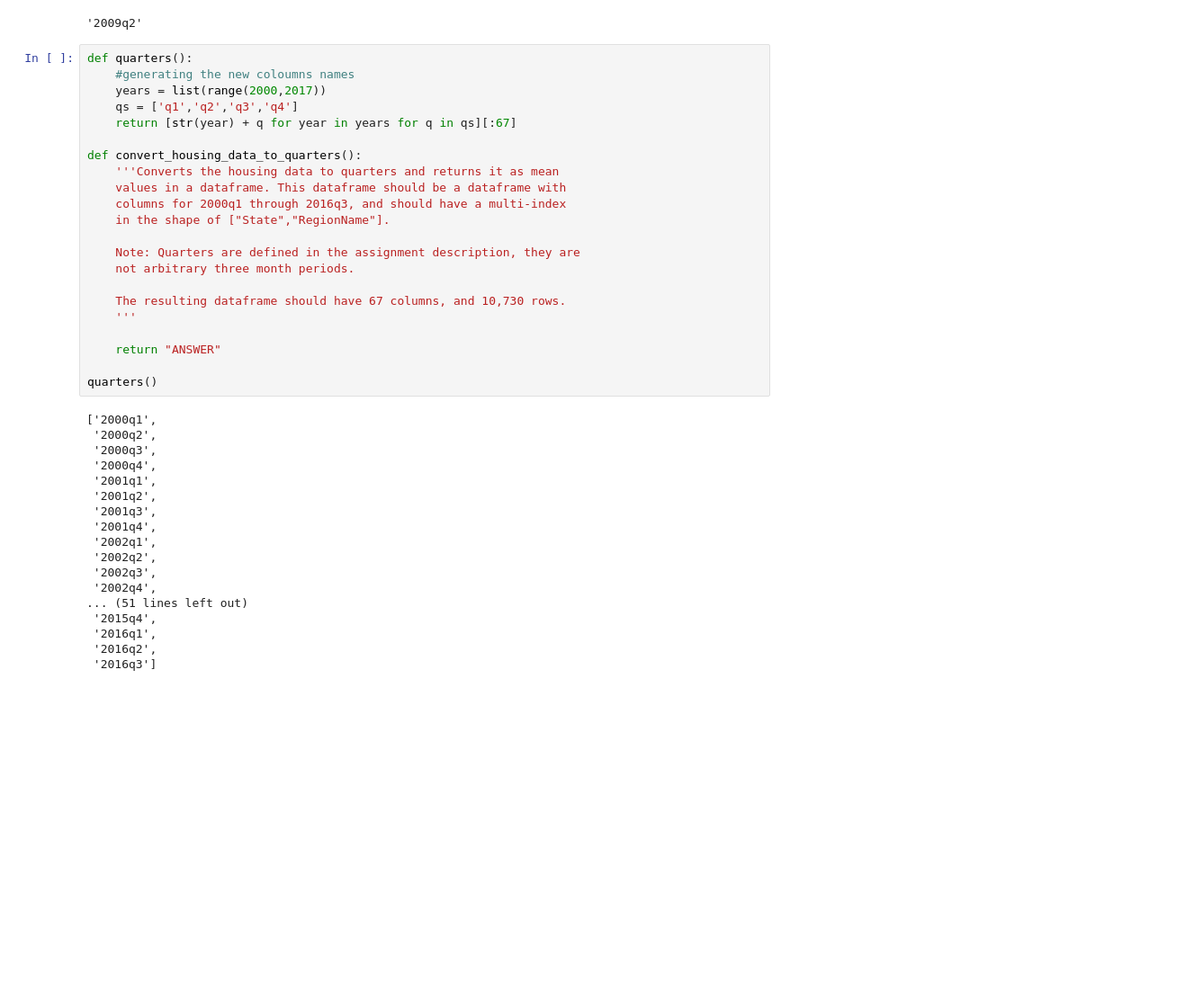
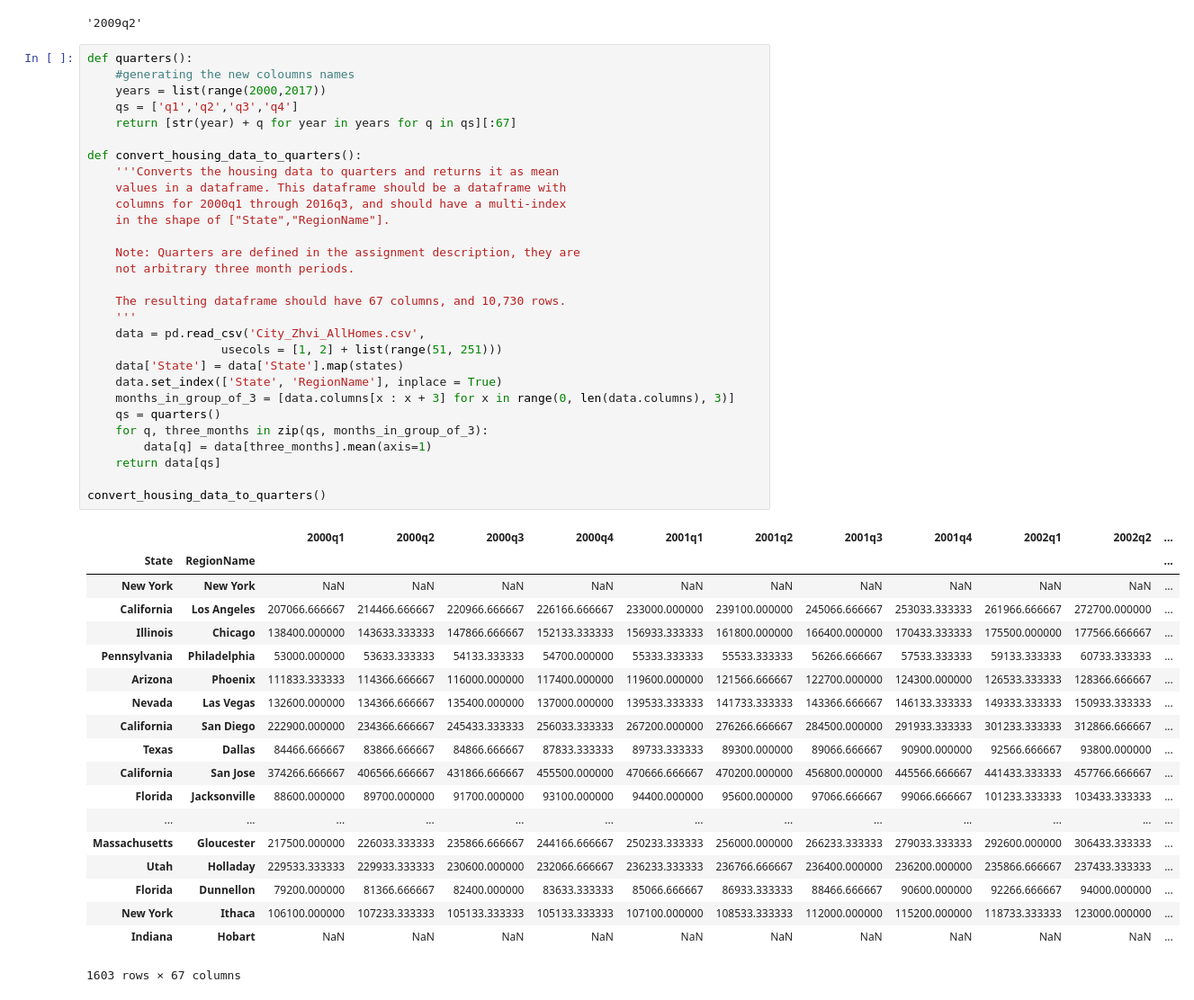
Before and after one commit to wontheone1/introduction-to-data-science-in-python, a Jupyter notebook: week4/Assignment+4.ipynb, the cells around one changed output. Shown: that part at 90% size. Cells and saved outputs as stored; diff of their text form; blank space fills up the shorter version.

Commit message:
Implement convert_housing_data_to_quarters fn

```diff
--- a/week4/Assignment+4.ipynb
+++ b/week4/Assignment+4.ipynb
@@ -127,43 +127,52 @@ get_recession_bottom()
 # %%
 def quarters():
     #generating the new coloumns names
     years = list(range(2000,2017))
     qs = ['q1','q2','q3','q4']
     return [str(year) + q for year in years for q in qs][:67]
 
 def convert_housing_data_to_quarters():
     '''Converts the housing data to quarters and returns it as mean
     values in a dataframe. This dataframe should be a dataframe with
     columns for 2000q1 through 2016q3, and should have a multi-index
     in the shape of ["State","RegionName"].
 
     Note: Quarters are defined in the assignment description, they are
     not arbitrary three month periods.
 
     The resulting dataframe should have 67 columns, and 10,730 rows.
     '''
+    data = pd.read_csv('City_Zhvi_AllHomes.csv',
+                   usecols = [1, 2] + list(range(51, 251)))
+    data['State'] = data['State'].map(states)
+    data.set_index(['State', 'RegionName'], inplace = True)
+    months_in_group_of_3 = [data.columns[x : x + 3] for x in range(0, len(data.columns), 3)]
+    qs = quarters()
+    for q, three_months in zip(qs, months_in_group_of_3):
+        data[q] = data[three_months].mean(axis=1)
+    return data[qs]
 
-    return "ANSWER"
-
-quarters()
+convert_housing_data_to_quarters()
 # %% [output]
+|  |  | 2000q1 | 2000q2 | 2000q3 | 2000q4 | 2001q1 | 2001q2 | 2001q3 | 2001q4 | 2002q1 | 2002q2 | ... |
+| State | RegionName |  |  |  |  |  |  |  |  |  |  | ... |
+| New York | New York | NaN | NaN | NaN | NaN | NaN | NaN | NaN | NaN | NaN | NaN | ... |
+| California | Los Angeles | 207066.666667 | 214466.666667 | 220966.666667 | 226166.666667 | 233000.000000 | 239100.000000 | 245066.666667 | 253033.333333 | 261966.666667 | 272700.000000 | ... |
+| Illinois | Chicago | 138400.000000 | 143633.333333 | 147866.666667 | 152133.333333 | 156933.333333 | 161800.000000 | 166400.000000 | 170433.333333 | 175500.000000 | 177566.666667 | ... |
+| Pennsylvania | Philadelphia | 53000.000000 | 53633.333333 | 54133.333333 | 54700.000000 | 55333.333333 | 55533.333333 | 56266.666667 | 57533.333333 | 59133.333333 | 60733.333333 | ... |
+| Arizona | Phoenix | 111833.333333 | 114366.666667 | 116000.000000 | 117400.000000 | 119600.000000 | 121566.666667 | 122700.000000 | 124300.000000 | 126533.333333 | 128366.666667 | ... |
+| Nevada | Las Vegas | 132600.000000 | 134366.666667 | 135400.000000 | 137000.000000 | 139533.333333 | 141733.333333 | 143366.666667 | 146133.333333 | 149333.333333 | 150933.333333 | ... |
+| California | San Diego | 222900.000000 | 234366.666667 | 245433.333333 | 256033.333333 | 267200.000000 | 276266.666667 | 284500.000000 | 291933.333333 | 301233.333333 | 312866.666667 | ... |
+| Texas | Dallas | 84466.666667 | 83866.666667 | 84866.666667 | 87833.333333 | 89733.333333 | 89300.000000 | 89066.666667 | 90900.000000 | 92566.666667 | 93800.000000 | ... |
+| California | San Jose | 374266.666667 | 406566.666667 | 431866.666667 | 455500.000000 | 470666.666667 | 470200.000000 | 456800.000000 | 445566.666667 | 441433.333333 | 457766.666667 | ... |
+| Florida | Jacksonville | 88600.000000 | 89700.000000 | 91700.000000 | 93100.000000 | 94400.000000 | 95600.000000 | 97066.666667 | 99066.666667 | 101233.333333 | 103433.333333 | ... |
+| ... | ... | ... | ... | ... | ... | ... | ... | ... | ... | ... | ... | ... |
+| Massachusetts | Gloucester | 217500.000000 | 226033.333333 | 235866.666667 | 244166.666667 | 250233.333333 | 256000.000000 | 266233.333333 | 279033.333333 | 292600.000000 | 306433.333333 | ... |
+| Utah | Holladay | 229533.333333 | 229933.333333 | 230600.000000 | 232066.666667 | 236233.333333 | 236766.666667 | 236400.000000 | 236200.000000 | 235866.666667 | 237433.333333 | ... |
+| Florida | Dunnellon | 79200.000000 | 81366.666667 | 82400.000000 | 83633.333333 | 85066.666667 | 86933.333333 | 88466.666667 | 90600.000000 | 92266.666667 | 94000.000000 | ... |
+| New York | Ithaca | 106100.000000 | 107233.333333 | 105133.333333 | 105133.333333 | 107100.000000 | 108533.333333 | 112000.000000 | 115200.000000 | 118733.333333 | 123000.000000 | ... |
+| Indiana | Hobart | NaN | NaN | NaN | NaN | NaN | NaN | NaN | NaN | NaN | NaN | ... |
-['2000q1',
- '2000q2',
- '2000q3',
- '2000q4',
- '2001q1',
- '2001q2',
- '2001q3',
- '2001q4',
- '2002q1',
- '2002q2',
- '2002q3',
- '2002q4',
-... (51 lines left out)
- '2015q4',
- '2016q1',
- '2016q2',
- '2016q3']
+1603 rows × 67 columns
 # %%
 def run_ttest():
     '''First creates new data showing the decline or growth of housing prices
```
